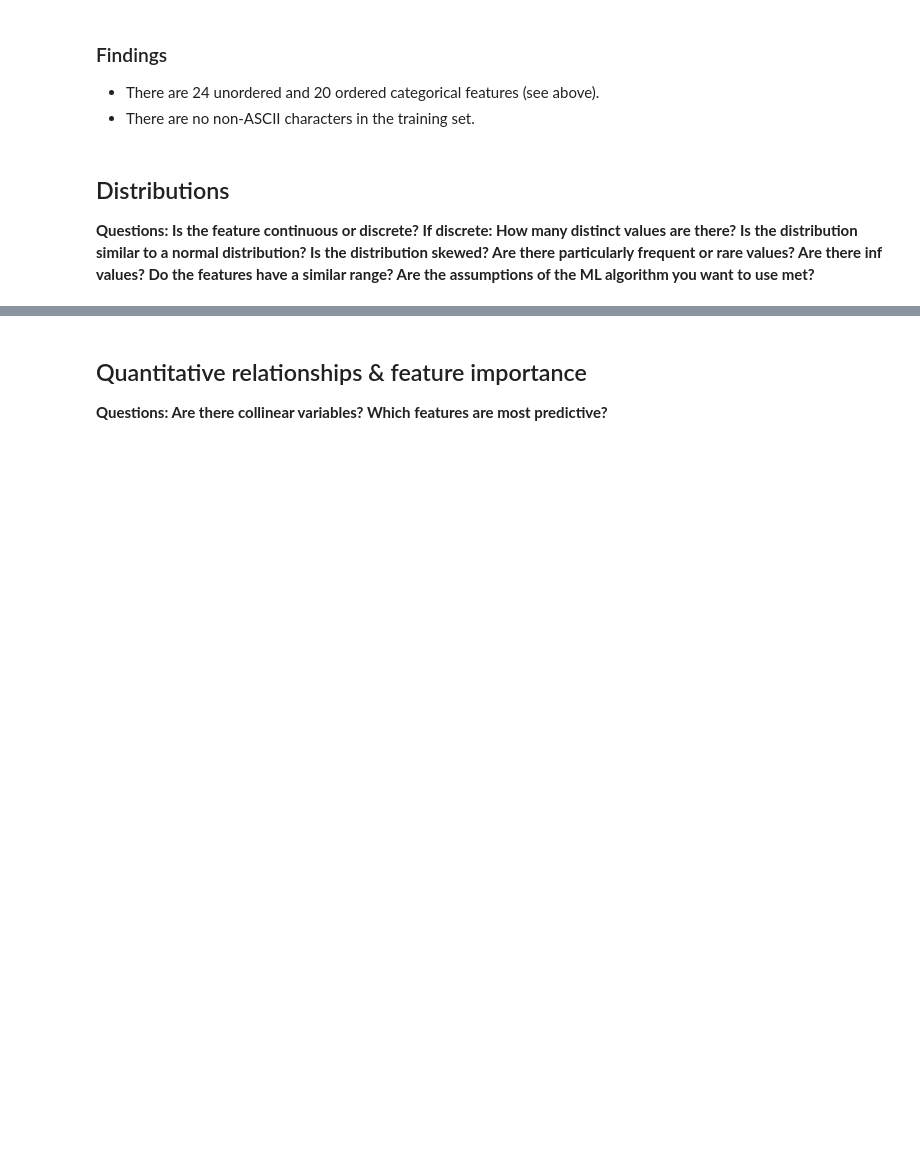
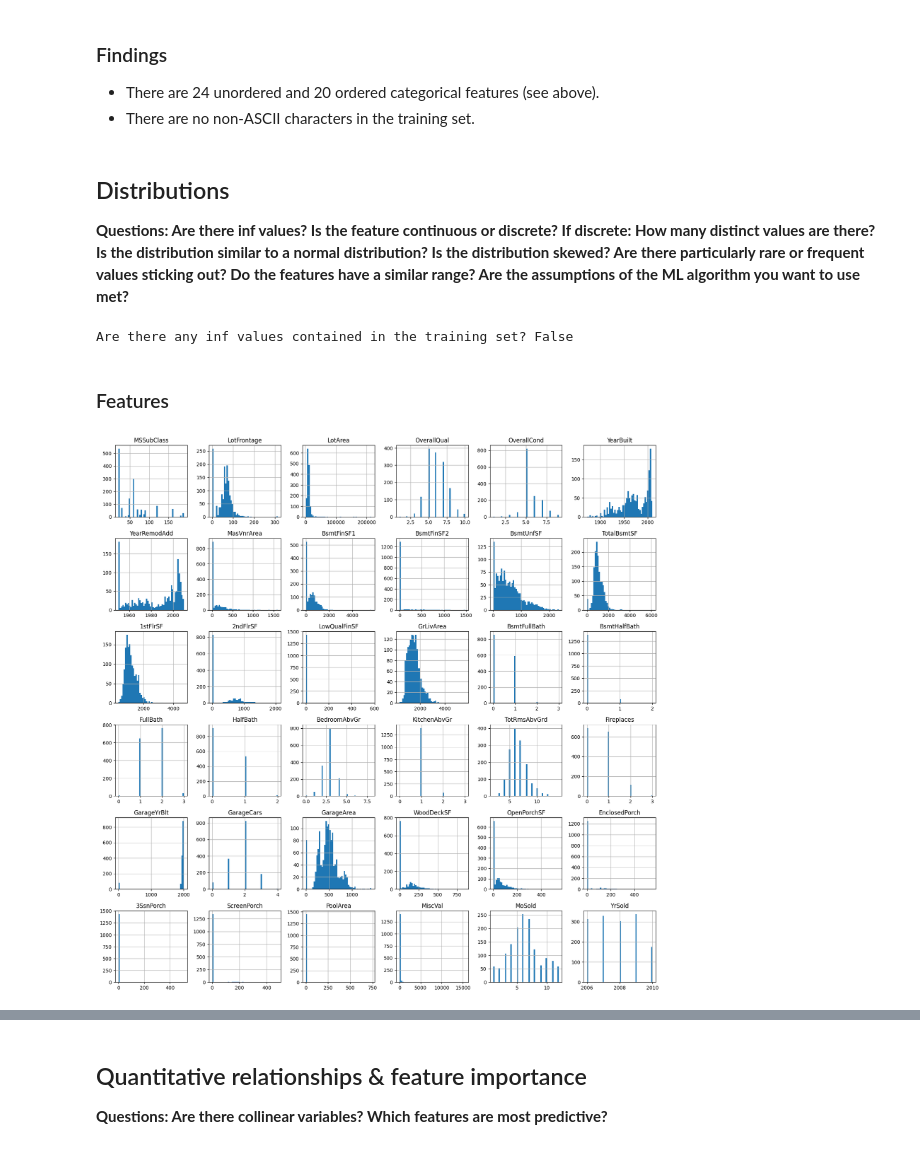
Before and after one commit to ronja-s/ames_housing_prices, a Jupyter notebook: jupyter_notebooks/03_exploratory_data_analysis.ipynb, the cells around one changed output, grey strips where cells are left out. Saved outputs shown, nothing was run; the diff lists cells and outputs as text; code cells hidden in the pictures; blank space fills up the shorter version.

Commit message:
Add distributions section

```diff
--- a/jupyter_notebooks/03_exploratory_data_analysis.ipynb
+++ b/jupyter_notebooks/03_exploratory_data_analysis.ipynb
@@ -155,15 +158,11 @@ nan_to_string = [
     "Fence",
     "MiscFeature",
 ]
-nan_to_zero = ["LotFrontage", "MasVnrArea"]
-nan_to_mean = ["GarageYrBlt"]
+nan_to_zero = ["LotFrontage", "MasVnrArea", "GarageYrBlt"]
 nan_delete_row = ["Electrical"]
 
 X_train[nan_to_string] = X_train[nan_to_string].fillna(nan_string)
 X_train[nan_to_zero] = X_train[nan_to_zero].fillna(0)
-X_train[nan_to_mean] = X_train[nan_to_mean].apply(
-    lambda col: round(col.fillna(col.mean())), axis=0
-)
 X_train.dropna(axis=0, subset=nan_delete_row, inplace=True)
 # %% [markdown]
 ## Faulty data <a class="anchor"  id="faulty"></a>
@@ -545,4 +544,17 @@ Are there any non-ASCII characters contained in the training set? False
 - There are no non-ASCII characters in the training set.
 # %% [markdown]
 ## Distributions <a class="anchor"  id="distributions"></a>
-**Questions: Is the feature continuous or discrete? If discrete: How many distinct values are there? Is the distribution similar to a normal distribution? Is the distribution skewed? Are there particularly frequent or rare values? Are there inf values? Do the features have a similar range? Are the assumptions of the ML algorithm you want to use met?**
+**Questions: Are there inf values? Is the feature continuous or discrete? If discrete: How many distinct values are there? Is the distribution similar to a normal distribution? Is the distribution skewed? Are there particularly rare or frequent values sticking out? Do the features have a similar range? Are the assumptions of the ML algorithm you want to use met?**
+# %%
+inf_present = train_df.select_dtypes(exclude="object").applymap(np.isinf).any().any()
+print(f"Are there any inf values contained in the training set? {inf_present}")
+# %% [output]
+Are there any inf values contained in the training set? False
+# %% [markdown]
+### Features
+# %%
+# histograms for numerical features:
+X_train.hist(figsize=(20, 20), bins=50)
+plt.show()
+# %% [output]
+[figure, added]
```
Also changed, not shown: parts of 11 cells of this notebook.
